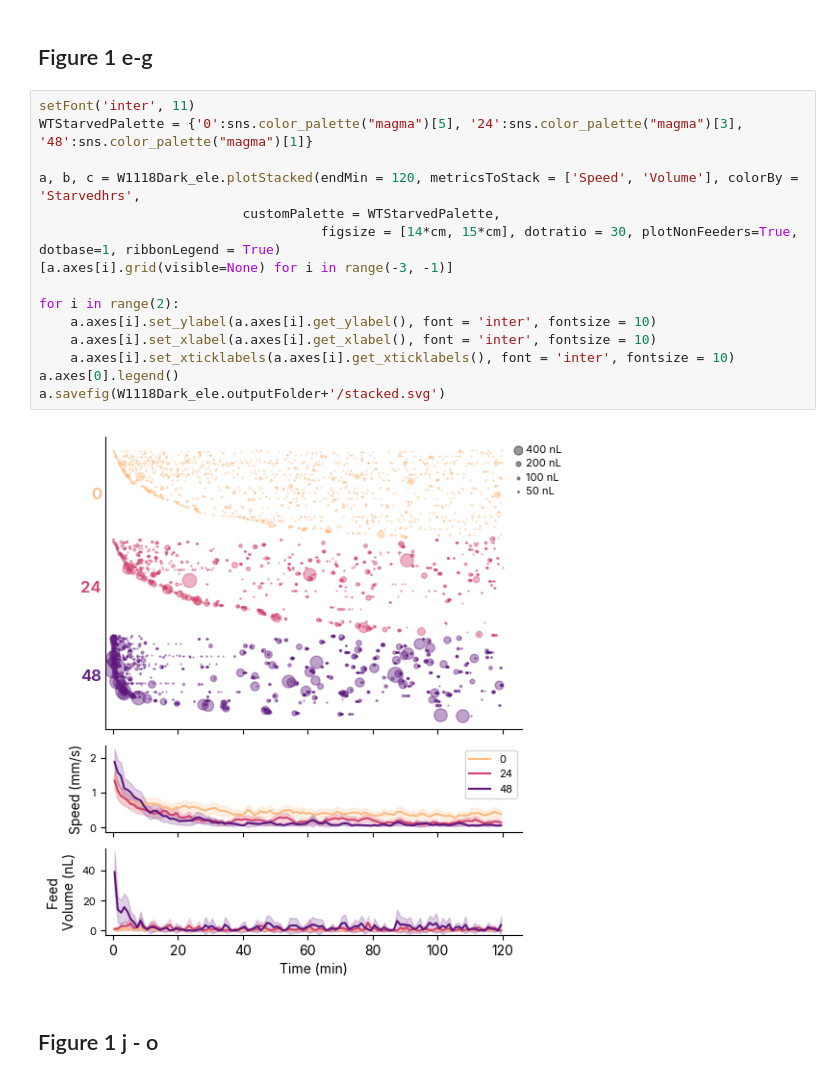
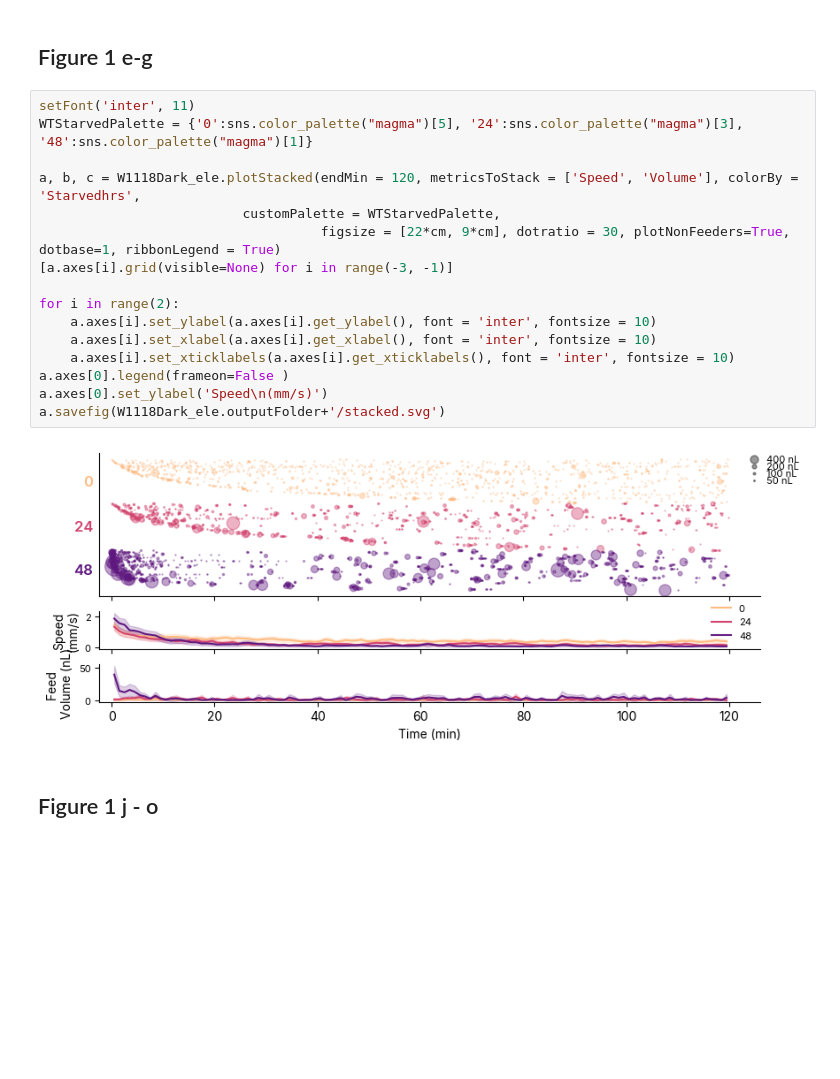
Before and after one commit to sangyu/Holophenotype5HT, a Jupyter notebook: nbs/01_Figures/01_Setup.ipynb, the cells around one changed output. Saved outputs shown, nothing was run; the diff lists cells and outputs as text; blank space fills up the shorter version.

Commit message:
Figure resizing post JT edits

```diff
--- a/nbs/01_Figures/01_Setup.ipynb
+++ b/nbs/01_Figures/01_Setup.ipynb
@@ -52,20 +54,21 @@ cm = W1118Dark_ele.cm
 # %%
 setFont('inter', 11)
 WTStarvedPalette = {'0':sns.color_palette("magma")[5], '24':sns.color_palette("magma")[3], '48':sns.color_palette("magma")[1]}
 
 a, b, c = W1118Dark_ele.plotStacked(endMin = 120, metricsToStack = ['Speed', 'Volume'], colorBy = 'Starvedhrs',
                           customPalette = WTStarvedPalette,
-                                    figsize = [14*cm, 15*cm], dotratio = 30, plotNonFeeders=True, dotbase=1, ribbonLegend = True)
+                                    figsize = [22*cm, 9*cm], dotratio = 30, plotNonFeeders=True, dotbase=1, ribbonLegend = True)
 [a.axes[i].grid(visible=None) for i in range(-3, -1)]
 
 for i in range(2):
     a.axes[i].set_ylabel(a.axes[i].get_ylabel(), font = 'inter', fontsize = 10)
     a.axes[i].set_xlabel(a.axes[i].get_xlabel(), font = 'inter', fontsize = 10)
     a.axes[i].set_xticklabels(a.axes[i].get_xticklabels(), font = 'inter', fontsize = 10)
-a.axes[0].legend()
+a.axes[0].legend(frameon=False )
+a.axes[0].set_ylabel('Speed\n(mm/s)')
 a.savefig(W1118Dark_ele.outputFolder+'/stacked.svg')
 # %% [output]
-[figure, old version]
+[figure, new version]
 # %% [markdown]
 ## Figure 1 j - o
 # %%
```
Also changed, not shown: parts of 18 cells of this notebook, 5 other files.
